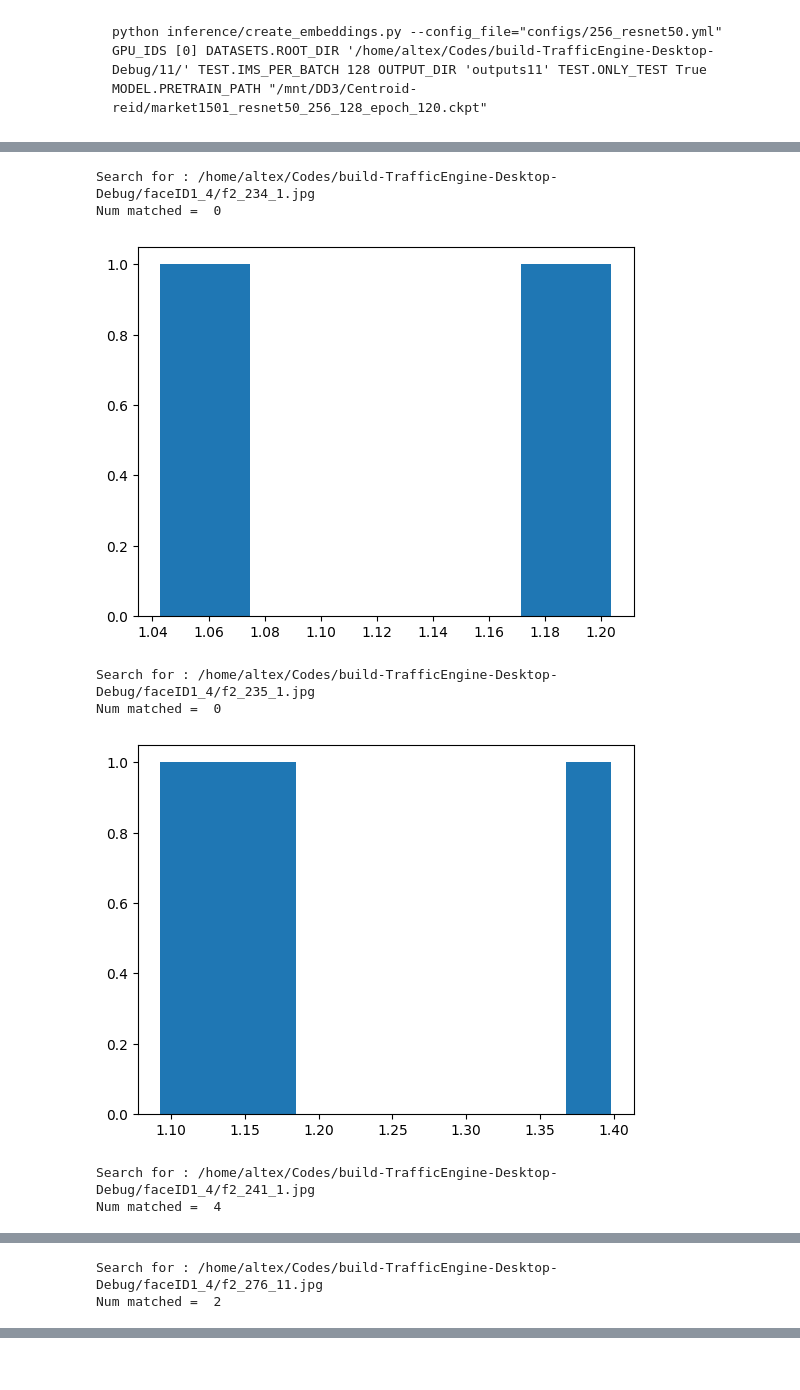
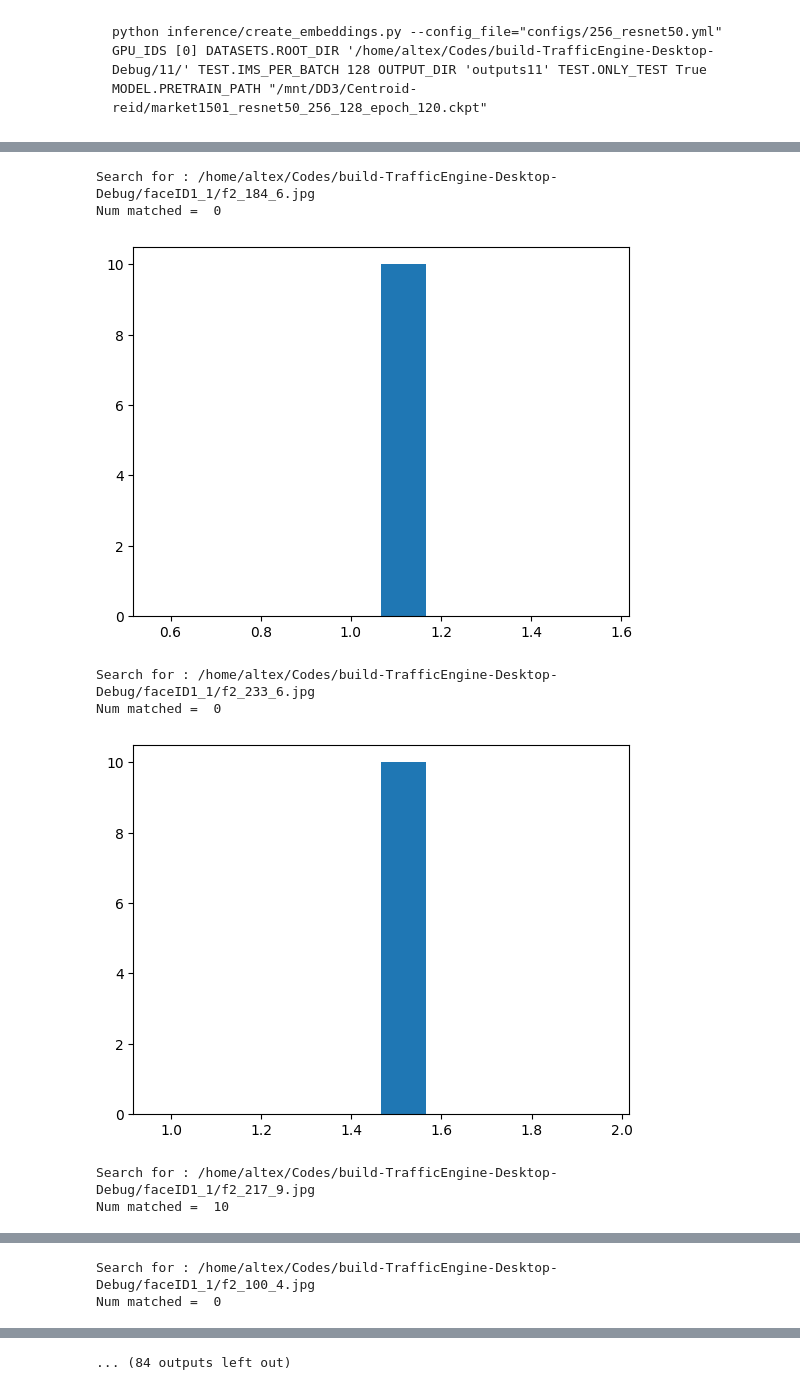
Before and after one commit to alimehrizi/InsightFace_Pytorch, a Jupyter notebook: play.ipynb, the cells around one changed output, grey strips where cells are left out. Cells and saved outputs as stored; diff of their text form; code cells hidden in the pictures.

```diff
--- a/play.ipynb
+++ b/play.ipynb
@@ -13,7 +13,7 @@ import glob
 data_paths = []
 embedings = []
 norms = []
-for folder_path in ['outputs_onnx']:
+for folder_path in ['/home/altex/Codes/build-TrafficEngine-Desktop-Debug/faceID1_1','/home/altex/Codes/build-TrafficEngine-Desktop-Debug/faceID1_2']:
     data_path1 = np.load(f'{folder_path}/paths.npy')
     embedings1 = np.load(f'{folder_path}/embeddings.npy')
     norms1 = embedings1/np.linalg.norm(embedings1,keepdims=True,axis=-1)
@@ -46,7 +68,7 @@ norms1 = embedings1/np.linalg.norm(embedings1,keepdims=True,axis=-1)
 cpp_embeds1 = []
 cpp_data_path1 = []
 for fpath in glob.glob('/home/altex/Codes/build-TrafficEngine-Desktop-Debug/faceID1_4/*.txt'):
-    cpp_data_path1.append(fpath.replace('.txt','.jpg'))
+    cpp_data_path1.append(fpath.replace('.jpg.txt','.jpg'))
     with open(fpath,'r') as f:
         line = f.readline().strip().split(' ')
         emb = np.array([[float(c) for c in line]])
@@ -73,39 +137,51 @@ print(cpp_embeds2.shape)
+# %%
+f = 2
+targets = cpp_norms[f]
+targets_path = cpp_data_paths[f]
+database = cpp_database_norms
+data_path = cpp_data_paths
+
+dist = ((targets-database)**2).sum(-1)[:,0]
+for k in range(len(dist)):
+    print(data_path[k].split('/')[-1], " Distance = ",dist[k])
+plt.hist(dist)
+plt.show()
 # %%
 n = 9
 f = 0
-for n in range(len(norms1)):
-    target = norms1[n]
-    print("Search for :" ,cpp_data_path1[n])
-    database = database_embeds
-    data_path = database_paths
+for n in range(len(norms[0])):
+    target = norms[0][n]
+    print("Search for :" ,data_paths[0][n])
+    database = norms[1]
+    data_path = data_paths[1]
     cnt = 0
-    if not os.path.exists(str(n)+"/match/"):
-        os.makedirs(str(n)+"/match/")
-    if not os.path.exists(str(n)+"/unmatch/"):
-        os.makedirs(str(n)+"/unmatch/")
+    if not os.path.exists('data/'+str(n)+"/match/"):
+        os.makedirs('data/'+str(n)+"/match/")
+    if not os.path.exists('data/'+str(n)+"/unmatch/"):
+        os.makedirs('data/'+str(n)+"/unmatch/")
     distances = []
     for j in range(len(database)):
 
         s = ((target-database[j])**2).sum()
         distances.append(s)
         if  s<1.0:
             # print("Found: ", data_path[j], s)
             cnt += 1
-            shutil.copyfile(data_path[j], str(n)+"/match/"+data_path[j].split('/')[-1])
+            shutil.copyfile(data_path[j], 'data/'+str(n)+"/match/"+data_path[j].split('/')[-1])
 
         else:
             pass
-            # shutil.copyfile(data_path[j], str(n)+"/unmatch/"+data_path[j].split('/')[-1])
+            # shutil.copyfile(data_path[j], 'data/'+str(n)+"/unmatch/"+data_path[j].split('/')[-1])
             # print("Not match: ", data_path[j], s)
     print("Num matched = ",cnt)
     plt.hist(distances)
     plt.show()
 # %% [output]
-Search for : /home/altex/Codes/build-TrafficEngine-Desktop-Debug/faceID1_4/f2_234_1.jpg
+Search for : /home/altex/Codes/build-TrafficEngine-Desktop-Debug/faceID1_1/f2_184_6.jpg
 Num matched =  0
-[figure, old version]
+[figure, new version]
-Search for : /home/altex/Codes/build-TrafficEngine-Desktop-Debug/faceID1_4/f2_235_1.jpg
+Search for : /home/altex/Codes/build-TrafficEngine-Desktop-Debug/faceID1_1/f2_233_6.jpg
 Num matched =  0
-[figure, old version]
+[figure, new version]
-Search for : /home/altex/Codes/build-TrafficEngine-Desktop-Debug/faceID1_4/f2_241_1.jpg
-Num matched =  4
+Search for : /home/altex/Codes/build-TrafficEngine-Desktop-Debug/faceID1_1/f2_217_9.jpg
+Num matched =  10
@@ -113,2 +189,2 @@ Num matched =  4
-Search for : /home/altex/Codes/build-TrafficEngine-Desktop-Debug/faceID1_4/f2_276_11.jpg
-Num matched =  2
+Search for : /home/altex/Codes/build-TrafficEngine-Desktop-Debug/faceID1_1/f2_100_4.jpg
+Num matched =  0
@@ -116,3 +198,4 @@ Num matched =  2
+... (84 outputs left out)
 # %%
 for n in range(len(norms1)):
     target = norms1[n]
```
Also changed, not shown: parts of 28 cells of this notebook, 15 other files.
